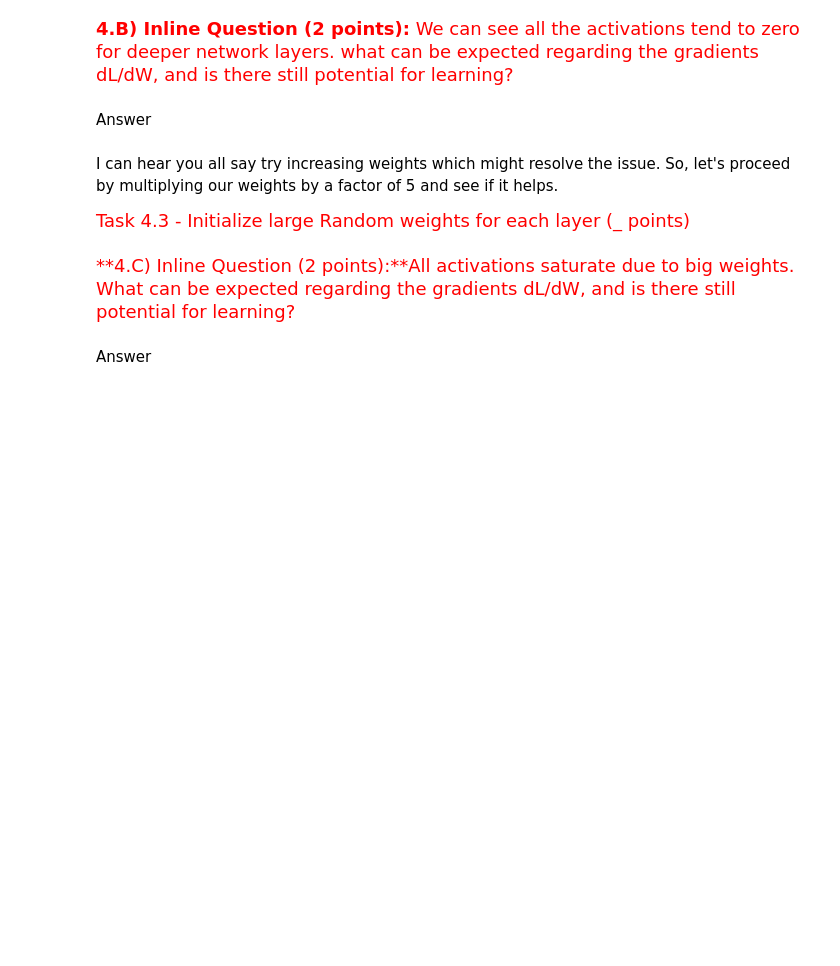
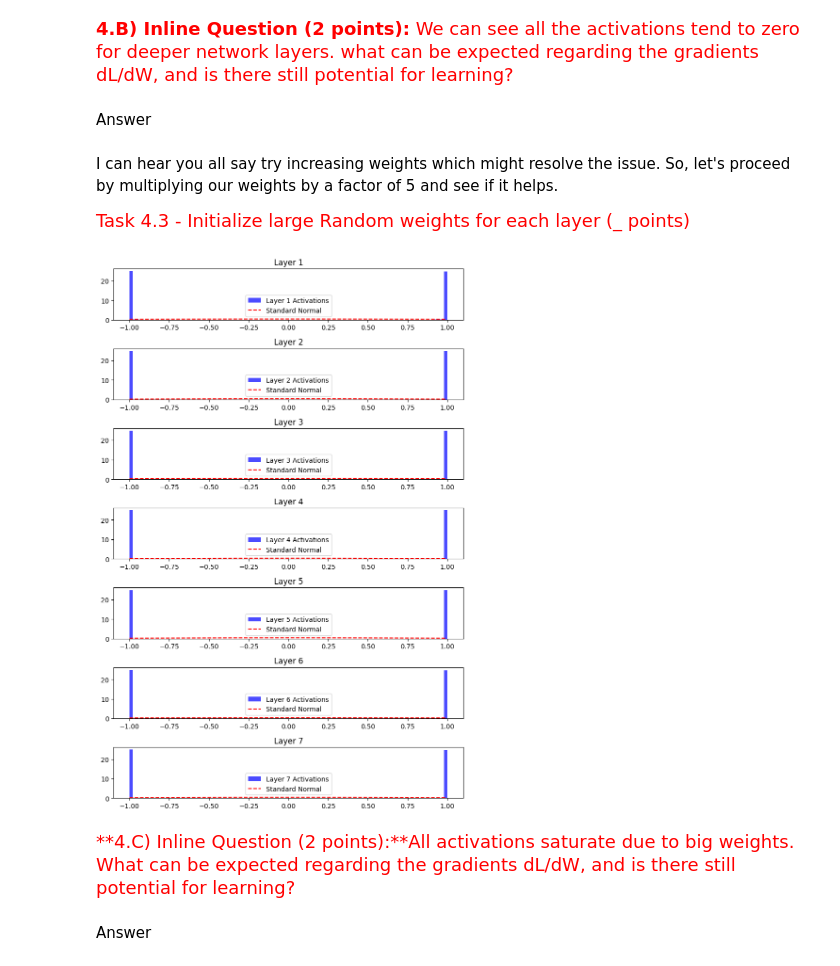
Before and after one commit to karan-mudaliar/Deep-Learning, a Jupyter notebook: HW2_1_OptimizationAndNetworkArchitecture.ipynb, the cells around one changed output. Drawn from its saved outputs; the diff is of its cells as text; code cells hidden in the pictures; blank space fills up the shorter version.

```diff
--- a/HW2_1_OptimizationAndNetworkArchitecture.ipynb
+++ b/HW2_1_OptimizationAndNetworkArchitecture.ipynb
@@ -1863,37 +1867,39 @@ for i in range(num_layers - 1):
     # TODO - # Initialize random weights for each layer similar to the last
     # task but here you scale them up by a factor of 5
     ############################################################################
-    W = None
+    W = np.random.randn(layer_dims[i+1], layer_dims[i])
     ############################################################################
     #                             END OF YOUR CODE                             #
     ############################################################################
 
-    weights.append(W*0.01)
+    weights.append(W*5)
 
 # Forward pass through the network
 for i in range(num_layers):
     W = weights[i] if i < num_layers - 1 else None
     layer_input = input_data if i == 0 else activations[i - 1]
     if W is not None:
         layer_output = np.tanh(np.dot(layer_input, W))
     else:
         layer_output = layer_input
     activations.append(layer_output)
 
 # Create a figure with subplots for each layer's activation distribution
 fig, axes = plt.subplots(num_layers, 1, figsize=(8, 12))
 
 x_axis = np.arange(-1, 1, 0.01)
 
 for i in range(num_layers):
     ax = axes[i]
     ax.hist(activations[i].flatten(), bins=100, density=True, alpha=0.7, color='blue', label=f'Layer {i+1} Activations')
     ax.plot(x_axis, norm.pdf(x_axis, 0, 1), color='red', linestyle='--', label='Standard Normal')
     ax.set_title(f'Layer {i+1}')
     ax.legend()
 
 plt.tight_layout()
 plt.show()
+# %% [output]
+[figure, added]
 # %% [markdown]
 <font size='4' color='red'>**4.C) Inline Question (2 points):**All activations saturate due to big weights. What can be expected regarding the gradients dL/dW, and is there still potential for learning?</font>
 # %% [markdown]
```
Also changed, not shown: parts of 5 cells of this notebook.
